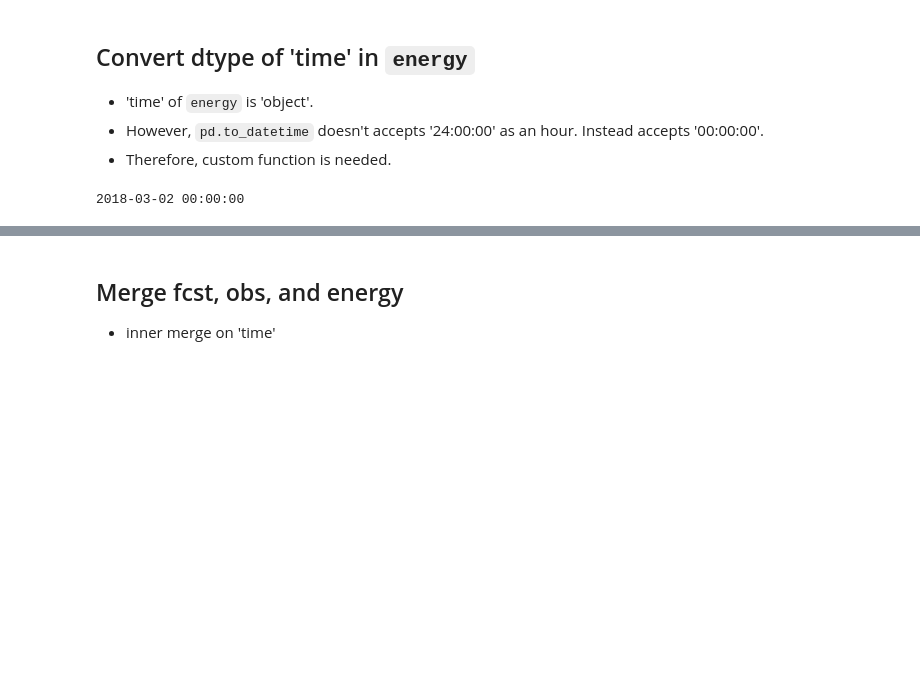
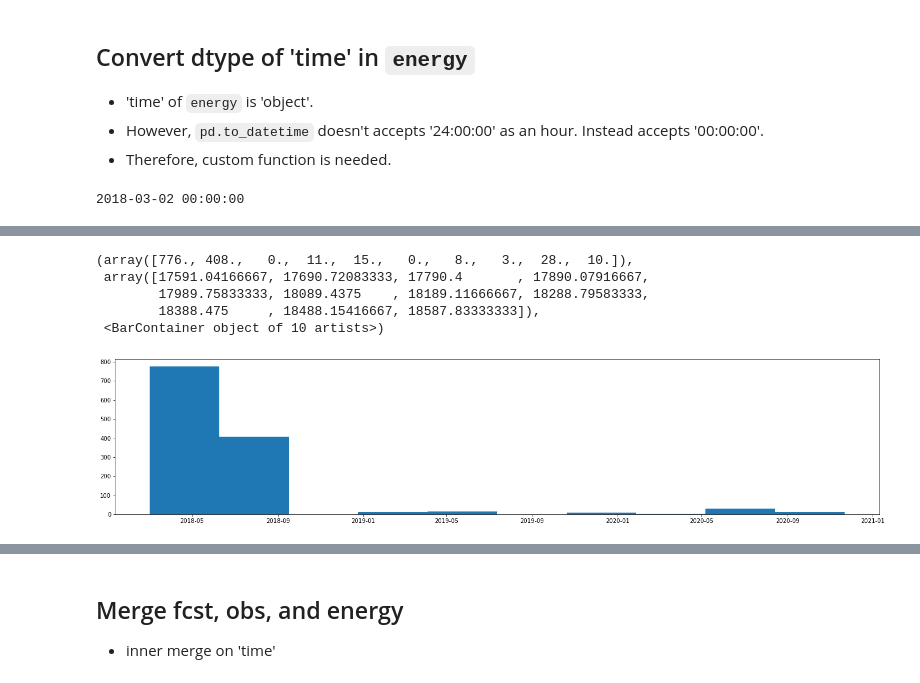
Before and after one commit to dongin1009/Solar_Predict, a Jupyter notebook: witt_preprocessing/advanced_preprocessing.ipynb, the cells around one changed output, grey strips where cells are left out. Drawn from its saved outputs; the diff is of its cells as text; code cells hidden in the pictures; blank space fills up the shorter version.

```diff
--- a/witt_preprocessing/advanced_preprocessing.ipynb
+++ b/witt_preprocessing/advanced_preprocessing.ipynb
@@ -322,0 +358,11 @@ ulsan_obs_filled = ulsan_obs_interpolated.fillna(method='bfill')
+# %%
+uls_cloud_na = ulsan_obs_interpolated[ulsan_obs_interpolated['Cloud'].isna()]
+plt.figure(figsize=(24,5))
+plt.hist(uls_cloud_na['time'])
+# %% [output]
+(array([776., 408.,   0.,  11.,  15.,   0.,   8.,   3.,  28.,  10.]),
+ array([17591.04166667, 17690.72083333, 17790.4       , 17890.07916667,
+        17989.75833333, 18089.4375    , 18189.11666667, 18288.79583333,
+        18388.475     , 18488.15416667, 18587.83333333]),
+ <BarContainer object of 10 artists>)
+[figure, added]
```
Also changed, not shown: parts of 13 cells of this notebook, 7 other files.
